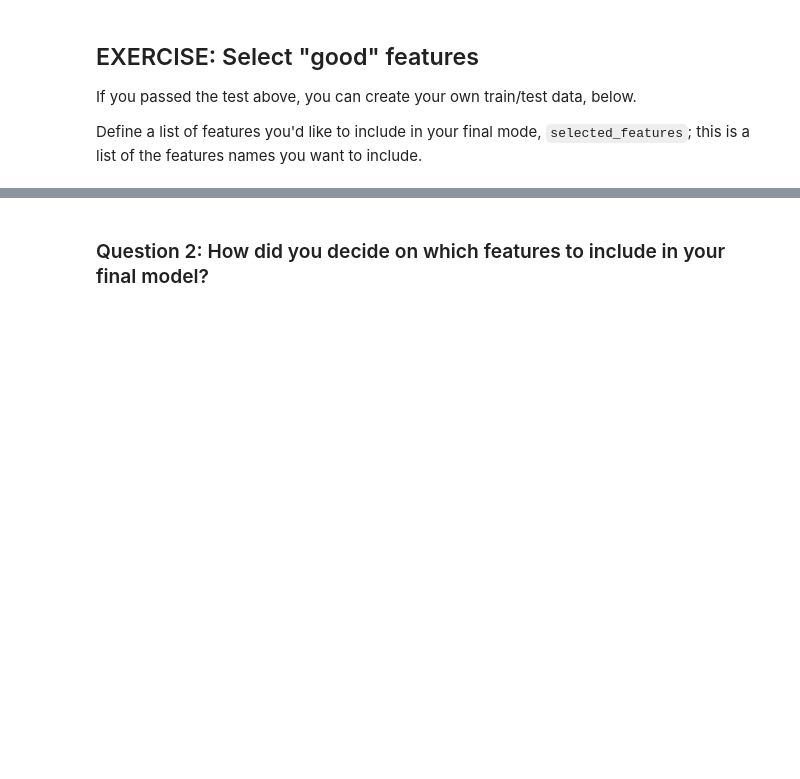
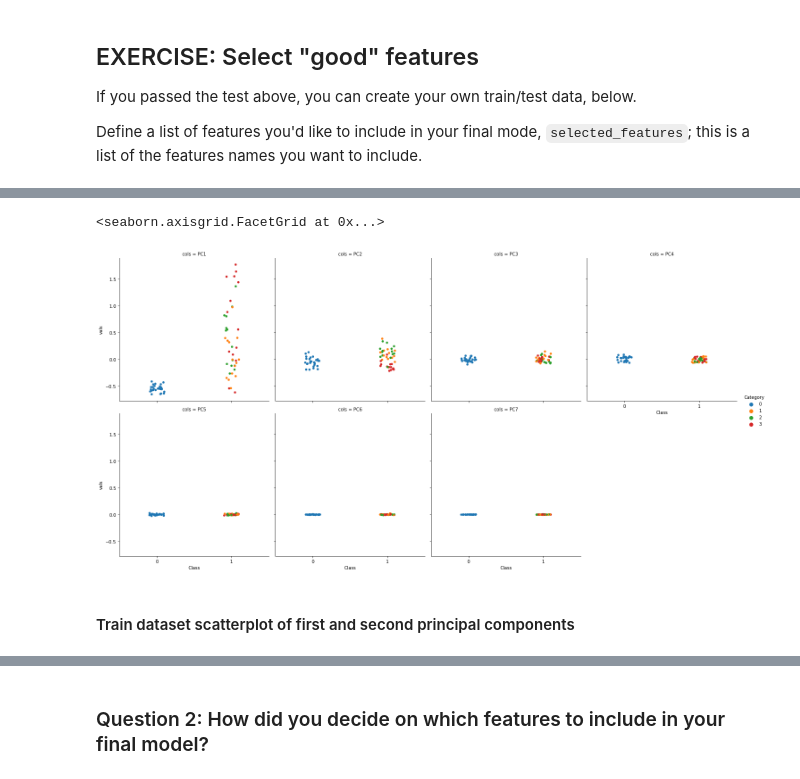
Before and after one commit to adelmofilho/UdacityPlagiarismDetection, a Jupyter notebook: 2_Plagiarism_Feature_Engineering.ipynb, the cells around one changed output, grey strips where cells are left out. Cells and saved outputs as stored; diff of their text form; code cells hidden in the pictures; blank space fills up the shorter version.

```diff
--- a/2_Plagiarism_Feature_Engineering.ipynb
+++ b/2_Plagiarism_Feature_Engineering.ipynb
@@ -1050,0 +904,2 @@ Training df sample:
+# %%
+df_scores = pd.concat([complete_df, scores], axis=1)
@@ -1050,0 +928,4 @@ Training df sample:
+# %%
+melt_train_table = df_scores[df_scores["Datatype"]=="train"]\
+                    .drop(["File", "Task", "Text", "Datatype"], axis=1)\
+                    .melt(['Class', "Category"], var_name='cols', value_name='vals')
@@ -1050,0 +940,7 @@ Training df sample:
+# %%
+sns.catplot(data=melt_train_table, x='Class', y='vals', hue="Category", col='cols', kind='strip', col_wrap=4)
+# %% [output]
+<seaborn.axisgrid.FacetGrid at 0x...>
+[figure, added]
+# %% [markdown]
+#### Train dataset scatterplot of first and second principal components
```
Also changed, not shown: parts of 43 cells of this notebook, 7 other files.
